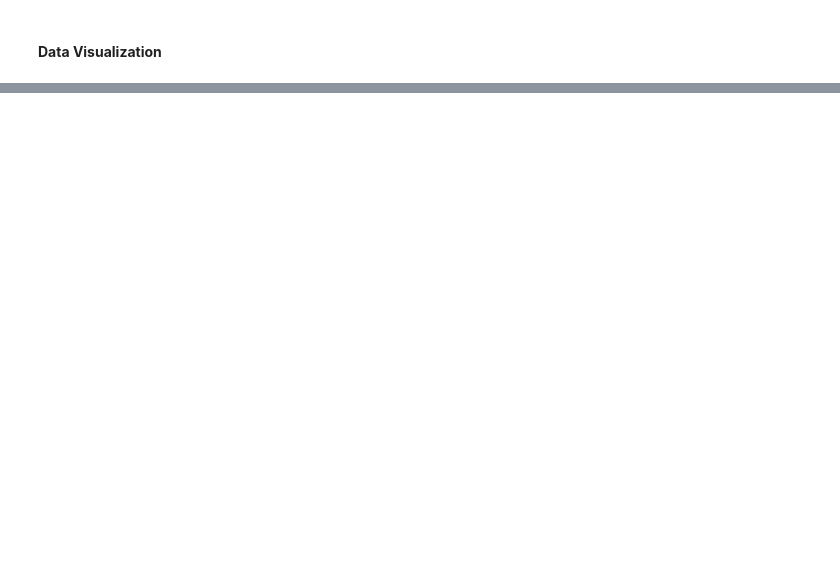
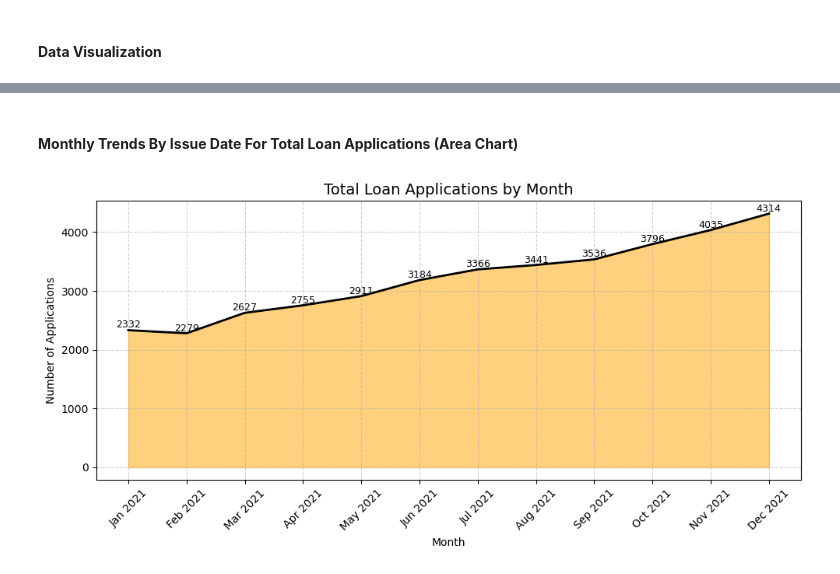
Before and after one commit to Priyanshu-Debugs/Data-Analysis-Project, a Jupyter notebook: Bank-Loan-Analysis/bank_loan_analysis.ipynb, the cells around one changed output, grey strips where cells are left out. Drawn from its saved outputs; the diff is of its cells as text; code cells hidden in the pictures; blank space fills up the shorter version.

```diff
--- a/Bank-Loan-Analysis/bank_loan_analysis.ipynb
+++ b/Bank-Loan-Analysis/bank_loan_analysis.ipynb
@@ -178,0 +264,30 @@ Percentage of Good Loan Applications is 86.18 %
+# %% [markdown]
+#### **Monthly Trends By Issue Date For Total Loan Applications (Area Chart)**
+# %%
+monthly_applications = (
+    df.sort_values('issue_date')
+      .assign(month_name=lambda x: x['issue_date'].dt.strftime('%b %Y'))
+      .groupby('month_name', sort=False)['id']
+      .count()
+      .reset_index(name='loan_applications_count')
+)
+
+plt.figure(figsize=(10,5))
+plt.fill_between(monthly_applications['month_name'], monthly_applications['loan_applications_count'],
+                 color='orange', alpha=0.5)
+plt.plot(monthly_applications['month_name'], monthly_applications['loan_applications_count'],
+         color='black', linewidth=2)
+
+for i, row in monthly_applications.iterrows():
+    plt.text(i, row['loan_applications_count'] + 0.5, f"{row['loan_applications_count']}",
+             ha='center', va='bottom', fontsize=9, rotation=0, color='black')
+
+plt.title('Total Loan Applications by Month', fontsize=14)
+plt.xlabel('Month')
+plt.ylabel('Number of Applications')
+plt.xticks(ticks=range(len(monthly_applications)), labels=monthly_applications['month_name'], rotation=45)
+plt.grid(True, linestyle='--', alpha=0.6)
+plt.tight_layout()
+plt.show()
+# %% [output]
+[figure, added]
```
Also changed, not shown: parts of 18 cells of this notebook.
